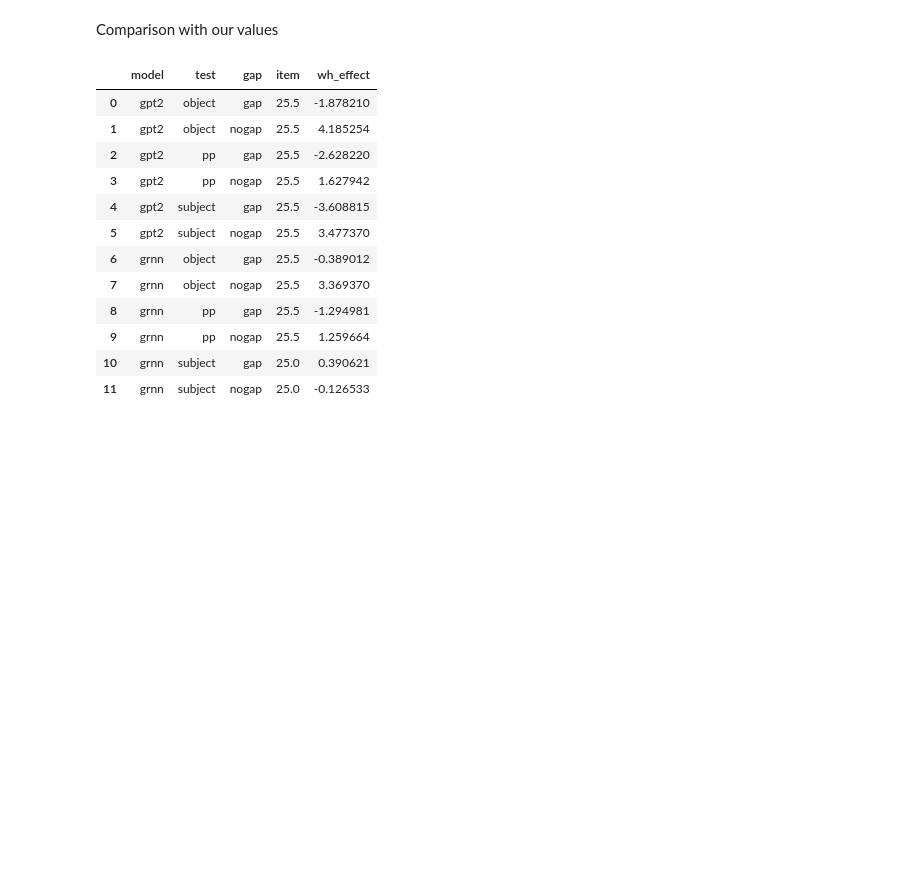
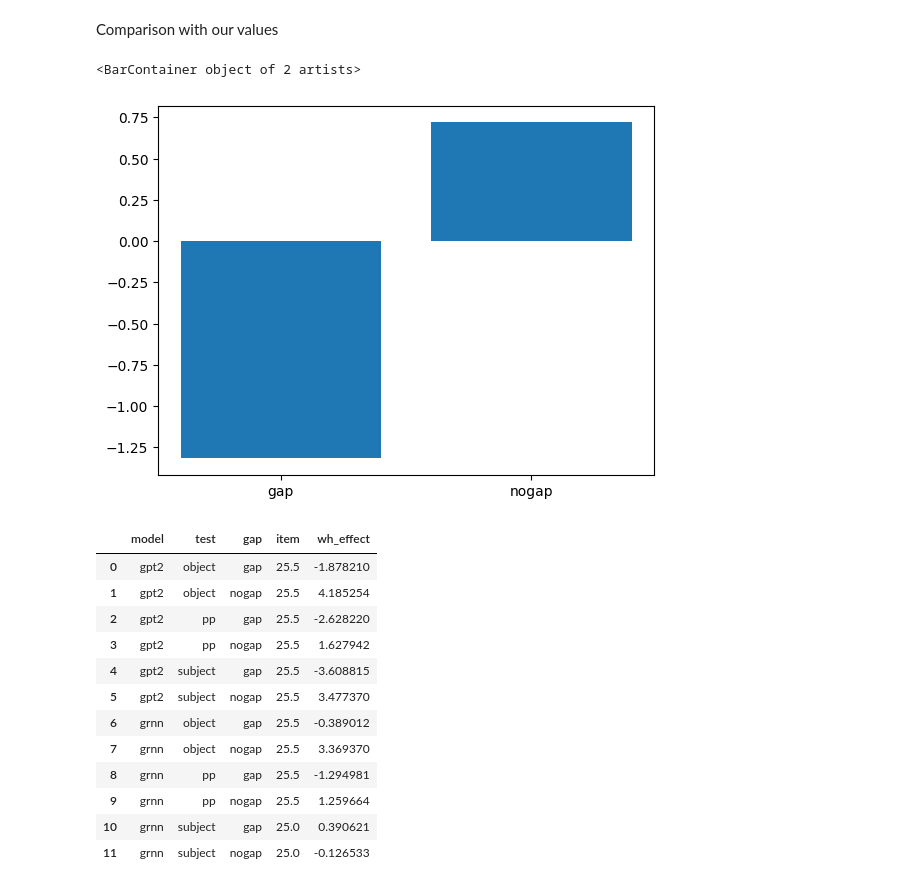
Before and after one commit to umd-psycholing/lm-syntactic-generalization, a Jupyter notebook: comparison_wilcox.ipynb, the cells around one changed output. Cells and saved outputs as stored; diff of their text form; code cells hidden in the pictures; blank space fills up the shorter version.

Commit message:
replication script just generates JSONs w critical surprisals, viz in notebook

```diff
--- a/comparison_wilcox.ipynb
+++ b/comparison_wilcox.ipynb
@@ -148,6 +149,28 @@ for output in basic_results:
         base_info2['gap'] = 'nogap'
         basic_data.append(base_info2)
         stim_id +=1
+# %%
+construction_data = json.load(open("grammar_outputs/wilcox_replication/wh_grnn.json"))
+stim_id = 1
+model_name = "grnn"
+construction_name = "basic_subj"
+subj_basic = []
+for stim_set in construction_data:
+    base_info = {"item": stim_id, "model": model_name, 'test': construction_name}
+    base_info2 = base_info.copy()
+    base_info['wh_effect'] = stim_set['s_ab']['critical_surprisal'] - stim_set['s_xb']['critical_surprisal']
+    base_info['gap'] = 'gap'
+    subj_basic.append(base_info)
+    base_info2['wh_effect'] = stim_set['s_ax']['critical_surprisal'] - stim_set['s_xx']['critical_surprisal']
+    base_info2['gap'] = 'nogap'
+    subj_basic.append(base_info2)
+    stim_id +=1
+# %%
+grnn_basic_subj = pd.DataFrame(subj_basic)
+plt.bar(['gap', 'nogap'], grnn_basic_subj[['wh_effect', 'gap']].groupby('gap').agg('mean')['wh_effect'])
+# %% [output]
+<BarContainer object of 2 artists>
+[figure, added]
 # %%
 replication_basic = pd.DataFrame(basic_data)
 avg = replication_basic.groupby(['model', 'test', 'gap']).agg("mean")
```
Also changed, not shown: parts of 21 cells of this notebook, 2 other files.
